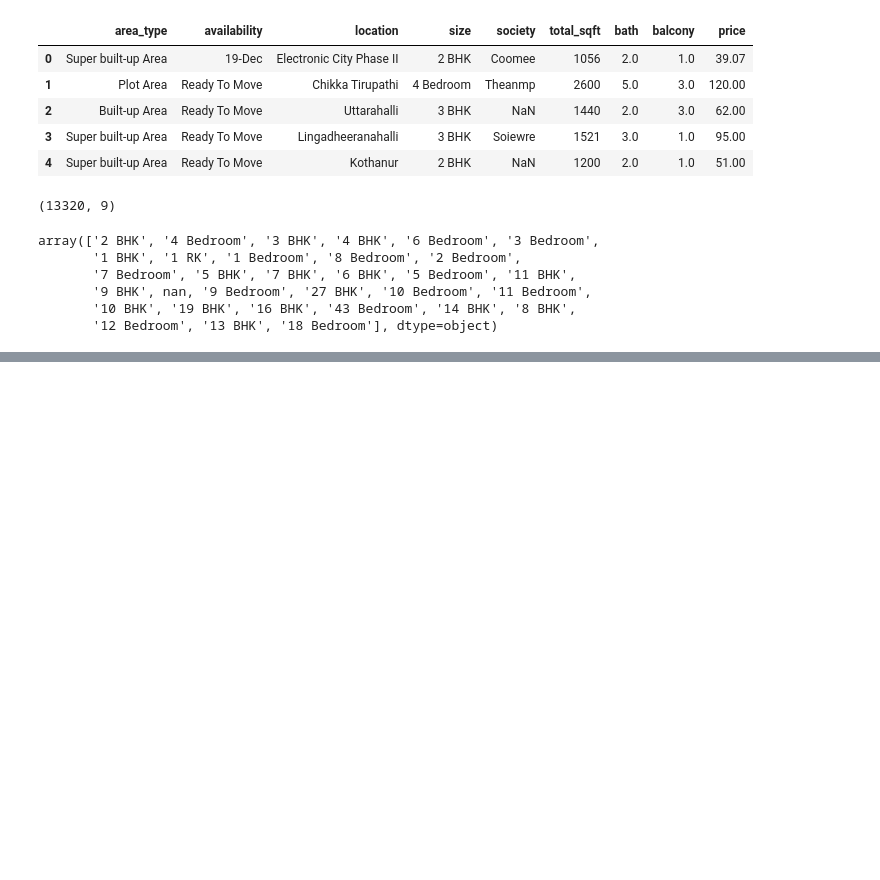
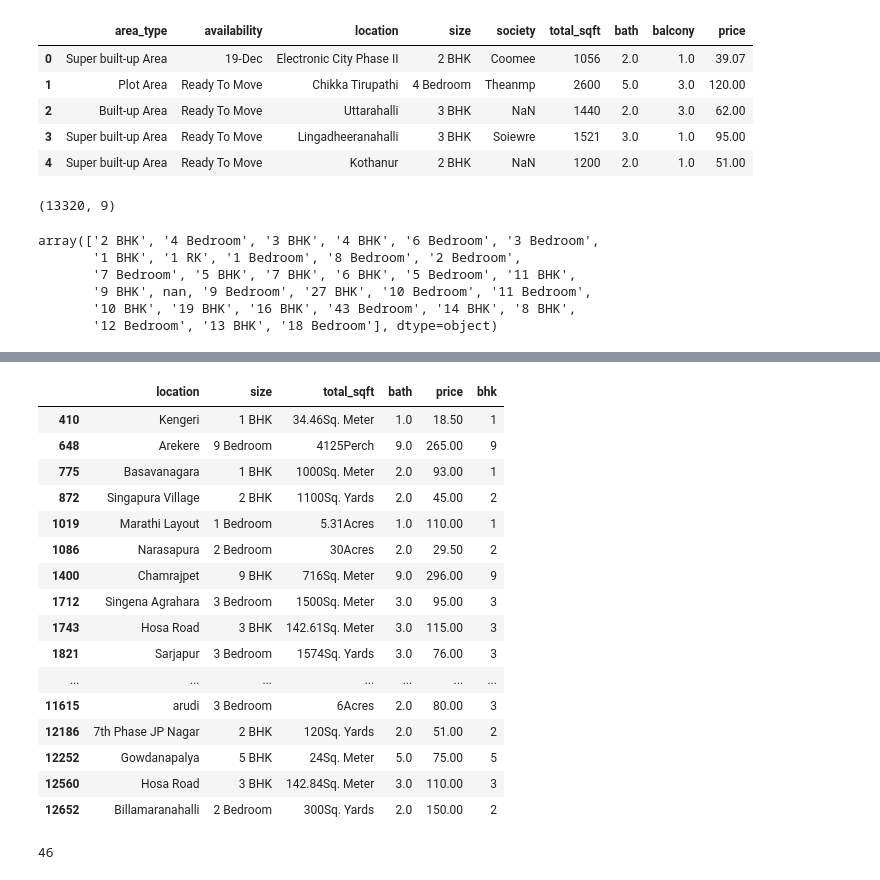
Before and after one commit to anantsinha/housing_price_prediction, a Jupyter notebook: housing_price_prediction.ipynb, the cells around one changed output, grey strips where cells are left out. Saved outputs shown, nothing was run; the diff lists cells and outputs as text; code cells hidden in the pictures; blank space fills up the shorter version.

```diff
--- a/housing_price_prediction.ipynb
+++ b/housing_price_prediction.ipynb
@@ -48,0 +42,2 @@ AttributeError: 'float' object has no attribute 'split'
+# %%
+housing_prices = housing_prices.dropna()
@@ -48,0 +99,7 @@ AttributeError: 'float' object has no attribute 'split'
+# %%
+def isFloat (x):
+    try:
+        float(x)
+    except:
+        return False
+    return True
@@ -48,0 +123,43 @@ AttributeError: 'float' object has no attribute 'split'
+# %%
+def rangeToAvg (rang):
+    """
+    Convert a range to its average
+    Return a metre value as it is
+    """
+    rang = str(rang)
+    tokens = rang.split('-')
+    if len(tokens) == 2:
+        return (float(tokens[0]) + float(tokens[1]))/2
+    try:
+        return float(rang)
+    except:
+        return rang
+# %%
+housing_prices['total_sqft'] = housing_prices['total_sqft'].apply(rangeToAvg)
+# %%
+# Re-observe values where total_sqft is not just a number
+housing_prices[~housing_prices['total_sqft'].apply(isFloat)]
+# %% [output]
+|  | location | size | total_sqft | bath | price | bhk |
+| 410 | Kengeri | 1 BHK | 34.46Sq. Meter | 1.0 | 18.50 | 1 |
+| 648 | Arekere | 9 Bedroom | 4125Perch | 9.0 | 265.00 | 9 |
+| 775 | Basavanagara | 1 BHK | 1000Sq. Meter | 2.0 | 93.00 | 1 |
+| 872 | Singapura Village | 2 BHK | 1100Sq. Yards | 2.0 | 45.00 | 2 |
+| 1019 | Marathi Layout | 1 Bedroom | 5.31Acres | 1.0 | 110.00 | 1 |
+| 1086 | Narasapura | 2 Bedroom | 30Acres | 2.0 | 29.50 | 2 |
+| 1400 | Chamrajpet | 9 BHK | 716Sq. Meter | 9.0 | 296.00 | 9 |
+| 1712 | Singena Agrahara | 3 Bedroom | 1500Sq. Meter | 3.0 | 95.00 | 3 |
+| 1743 | Hosa Road | 3 BHK | 142.61Sq. Meter | 3.0 | 115.00 | 3 |
+| 1821 | Sarjapur | 3 Bedroom | 1574Sq. Yards | 3.0 | 76.00 | 3 |
+| ... | ... | ... | ... | ... | ... | ... |
+| 11615 | arudi | 3 Bedroom | 6Acres | 2.0 | 80.00 | 3 |
+| 12186 | 7th Phase JP Nagar | 2 BHK | 120Sq. Yards | 2.0 | 51.00 | 2 |
+| 12252 | Gowdanapalya | 5 BHK | 24Sq. Meter | 5.0 | 75.00 | 5 |
+| 12560 | Hosa Road | 3 BHK | 142.84Sq. Meter | 3.0 | 110.00 | 3 |
+| 12652 | Billamaranahalli | 2 Bedroom | 300Sq. Yards | 2.0 | 150.00 | 2 |
+# %%
+# There are multiple units written with different spacing and formats
+# Find out total number of rows with these values
+len(housing_prices[~housing_prices['total_sqft'].apply(isFloat)])
+# %% [output]
+46
```
Also changed, not shown: parts of 14 cells of this notebook.
